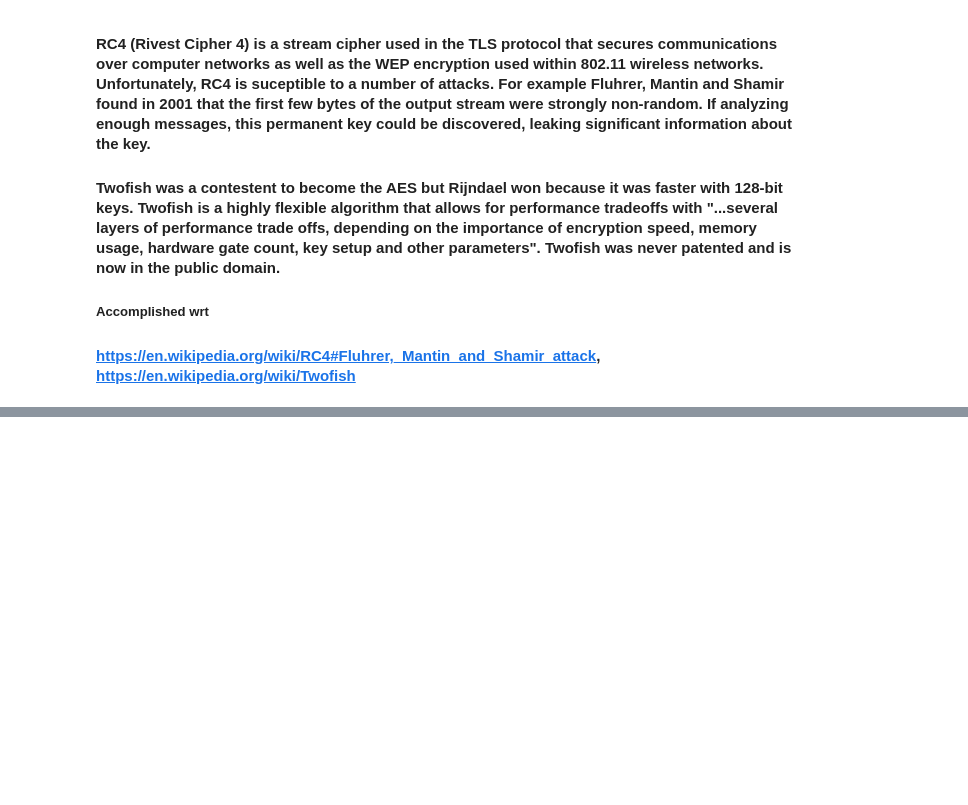
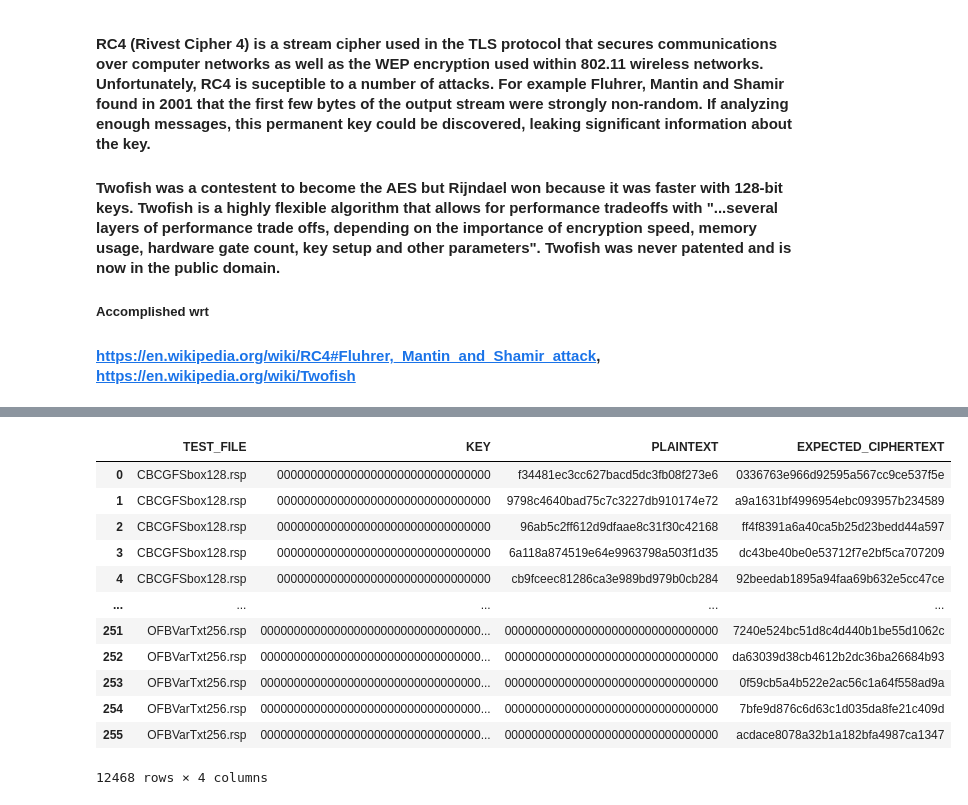
Before and after one commit to williamrhayes/PracticalCryptographyInPython, a Jupyter notebook: Practical Cryptography in Python.ipynb, the cells around one changed output, grey strips where cells are left out. Saved outputs shown, nothing was run; the diff lists cells and outputs as text; code cells hidden in the pictures; blank space fills up the shorter version.

```diff
--- a/Practical Cryptography in Python.ipynb
+++ b/Practical Cryptography in Python.ipynb
@@ -1227,0 +1312,16 @@ https://en.wikipedia.org/wiki/Triple_DES
+# %%
+test_df
+# %% [output]
+|  | TEST_FILE | KEY | PLAINTEXT | EXPECTED_CIPHERTEXT |
+| 0 | CBCGFSbox128.rsp | 00000000000000000000000000000000 | f34481ec3cc627bacd5dc3fb08f273e6 | 0336763e966d92595a567cc9ce537f5e |
+| 1 | CBCGFSbox128.rsp | 00000000000000000000000000000000 | 9798c4640bad75c7c3227db910174e72 | a9a1631bf4996954ebc093957b234589 |
+| 2 | CBCGFSbox128.rsp | 00000000000000000000000000000000 | 96ab5c2ff612d9dfaae8c31f30c42168 | ff4f8391a6a40ca5b25d23bedd44a597 |
+| 3 | CBCGFSbox128.rsp | 00000000000000000000000000000000 | 6a118a874519e64e9963798a503f1d35 | dc43be40be0e53712f7e2bf5ca707209 |
+| 4 | CBCGFSbox128.rsp | 00000000000000000000000000000000 | cb9fceec81286ca3e989bd979b0cb284 | 92beedab1895a94faa69b632e5cc47ce |
+| ... | ... | ... | ... | ... |
+| 251 | OFBVarTxt256.rsp | 000000000000000000000000000000000... | 00000000000000000000000000000000 | 7240e524bc51d8c4d440b1be55d1062c |
+| 252 | OFBVarTxt256.rsp | 000000000000000000000000000000000... | 00000000000000000000000000000000 | da63039d38cb4612b2dc36ba26684b93 |
+| 253 | OFBVarTxt256.rsp | 000000000000000000000000000000000... | 00000000000000000000000000000000 | 0f59cb5a4b522e2ac56c1a64f558ad9a |
+| 254 | OFBVarTxt256.rsp | 000000000000000000000000000000000... | 00000000000000000000000000000000 | 7bfe9d876c6d63c1d035da8fe21c409d |
+| 255 | OFBVarTxt256.rsp | 000000000000000000000000000000000... | 00000000000000000000000000000000 | acdace8078a32b1a182bfa4987ca1347 |
+12468 rows × 4 columns
```
Also changed, not shown: parts of 21 cells of this notebook, 2 other files.
